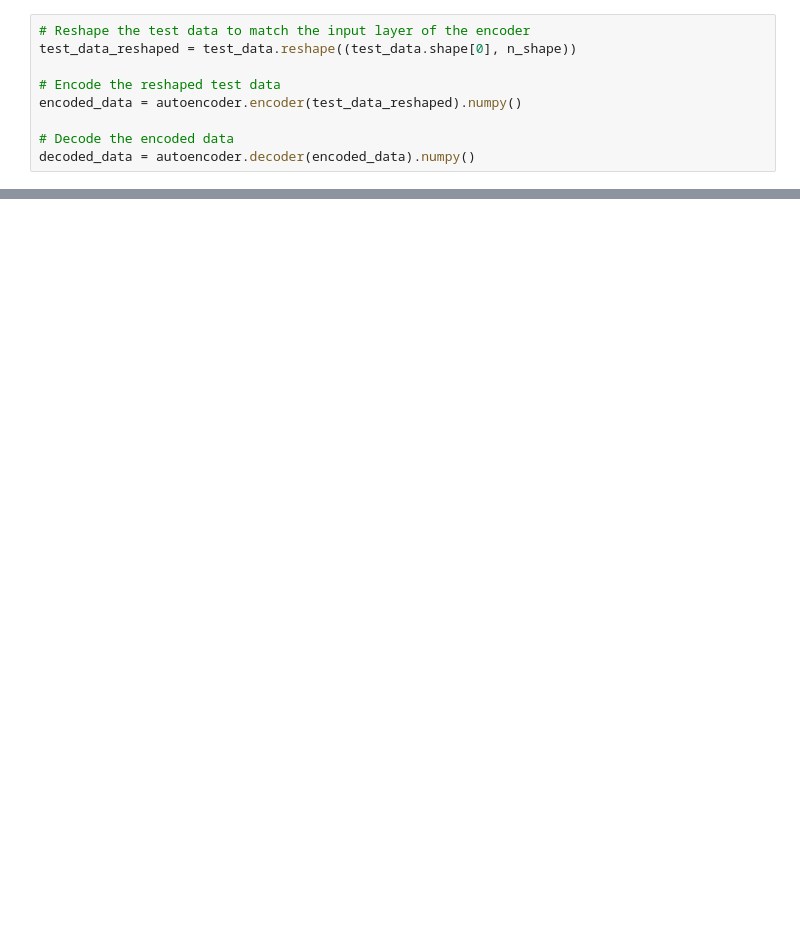
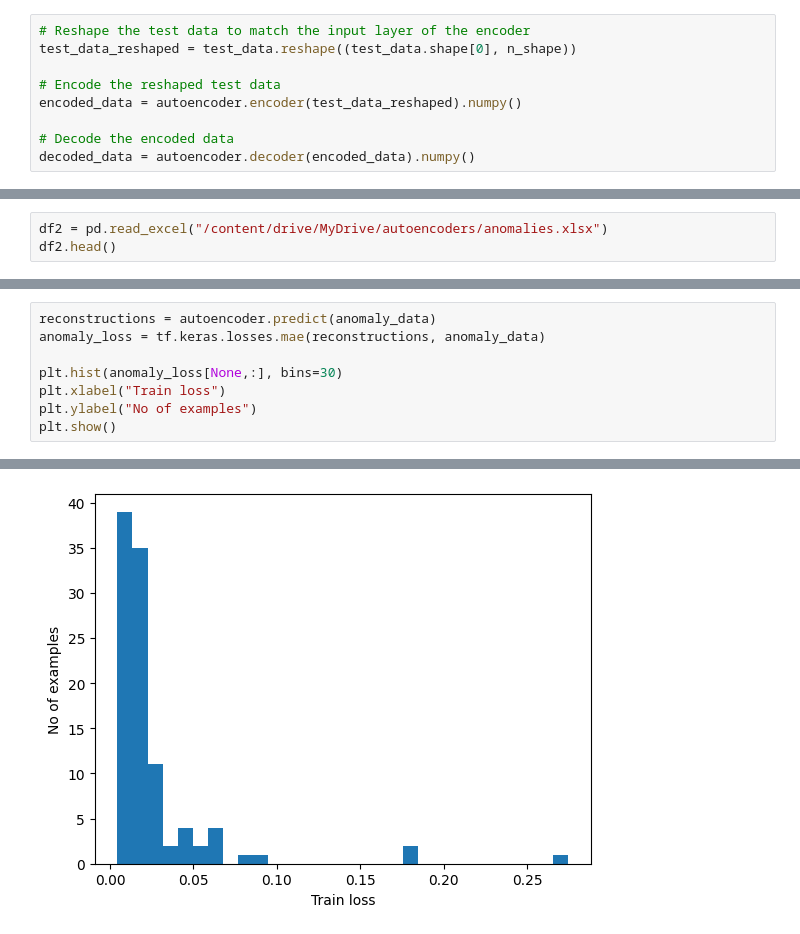
Before and after one commit to Tonmoy-saha18/anomaly-detection, a Jupyter notebook: anomaly_detection_using_autoencoder.ipynb, the cells around one changed output, grey strips where cells are left out. Drawn from its saved outputs; the diff is of its cells as text; blank space fills up the shorter version.

```diff
--- a/anomaly_detection_using_autoencoder.ipynb
+++ b/anomaly_detection_using_autoencoder.ipynb
@@ -278,0 +295,3 @@ for i in range(20):
+# %%
+df2 = pd.read_excel("/content/drive/MyDrive/autoencoders/anomalies.xlsx")
+df2.head()
@@ -278,0 +357,9 @@ for i in range(20):
+# %%
+reconstructions = autoencoder.predict(anomaly_data)
+anomaly_loss = tf.keras.losses.mae(reconstructions, anomaly_data)
+
+plt.hist(anomaly_loss[None,:], bins=30)
+plt.xlabel("Train loss")
+plt.ylabel("No of examples")
+plt.show()
+# %% [output]
@@ -278,0 +367 @@ for i in range(20):
+[figure, added]
```
Also changed, not shown: parts of 15 cells of this notebook.
